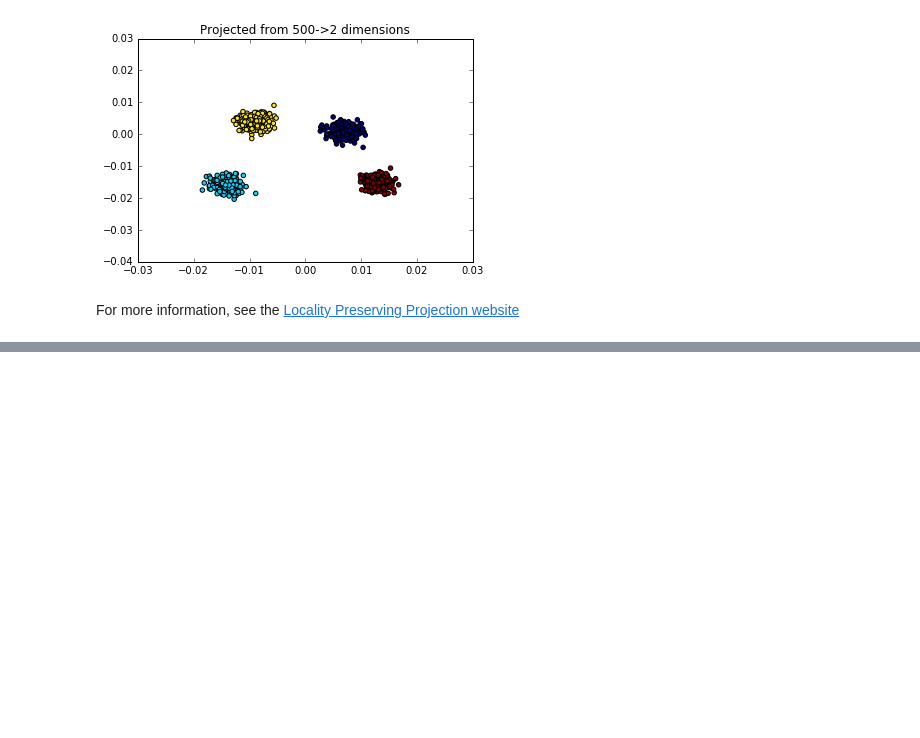
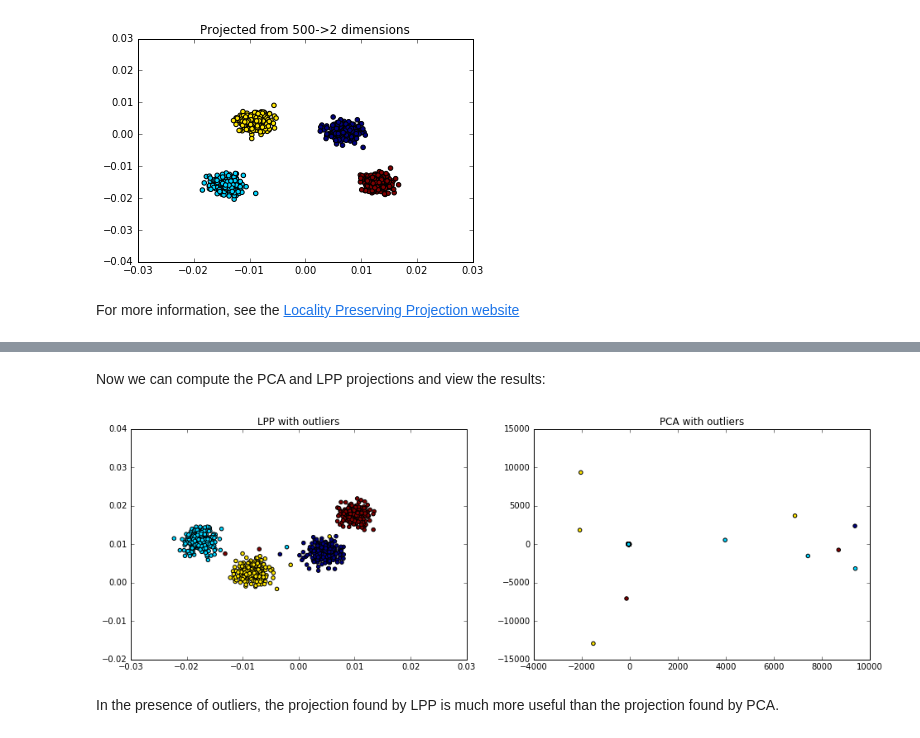
Before and after one commit to jakevdp/lpproj, a Jupyter notebook: Example.ipynb, the cells around one changed output, grey strips where cells are left out. Cells and saved outputs as stored; diff of their text form; code cells hidden in the pictures; blank space fills up the shorter version.

```diff
--- a/Example.ipynb
+++ b/Example.ipynb
@@ -57,0 +79,19 @@ For more information, see the [Locality Preserving Projection website](http://ww
+# %%
+rand = np.random.RandomState(42)
+Xnoisy = X.copy()
+Xnoisy[:10] += 1000 * rand.randn(10, X.shape[1])
+# %% [markdown]
+Now we can compute the PCA and LPP projections and view the results:
+# %%
+Xpca = PCA(n_components=2).fit_transform(Xnoisy)
+Xlpp = LocalityPreservingProjection(n_components=2).fit_transform(Xnoisy)
+
+fig, ax = plt.subplots(1, 2, figsize=(16, 5))
+ax[0].scatter(Xlpp[:, 0], Xlpp[:, 1], c=y)
+ax[0].set_title('LPP with outliers')
+ax[1].scatter(Xpca[:, 0], Xpca[:, 1], c=y)
+ax[1].set_title('PCA with outliers');
+# %% [output]
+[figure, added]
+# %% [markdown]
+In the presence of outliers, the projection found by LPP is much more useful than the projection found by PCA.
```
Also changed, not shown: parts of 5 cells of this notebook.
